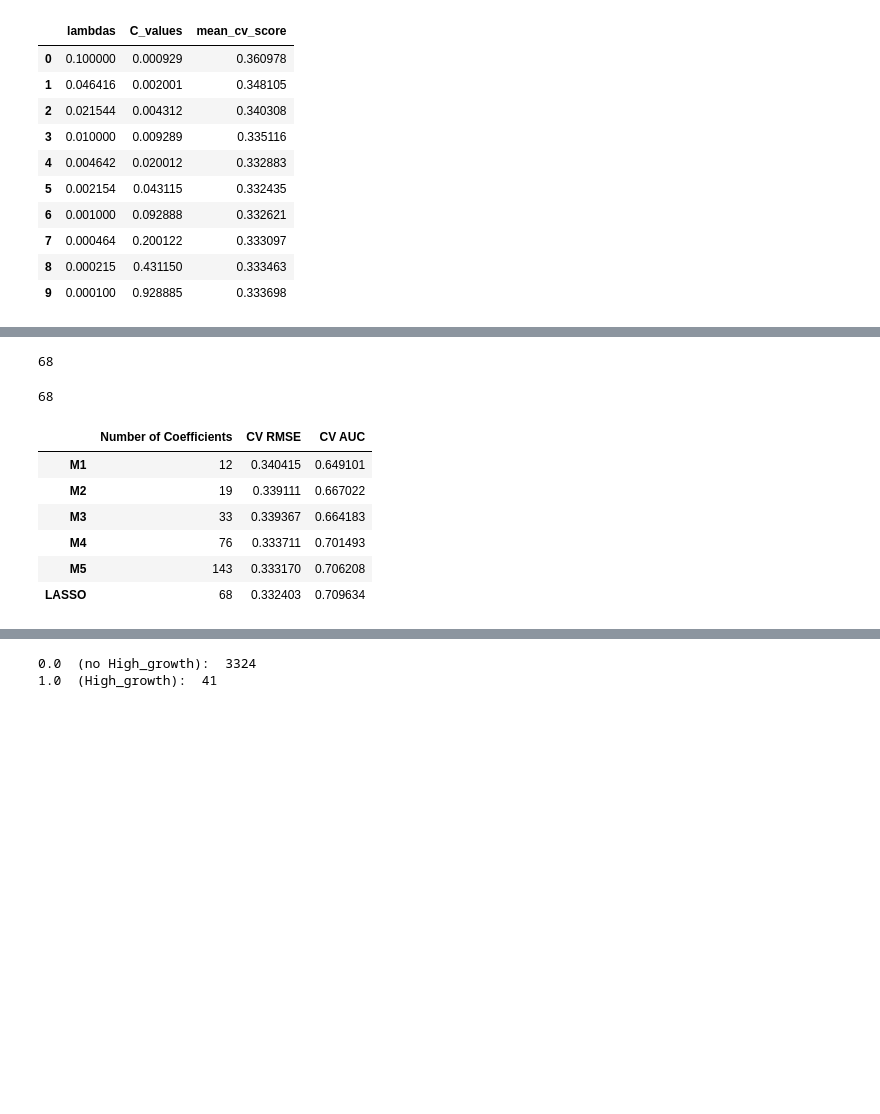
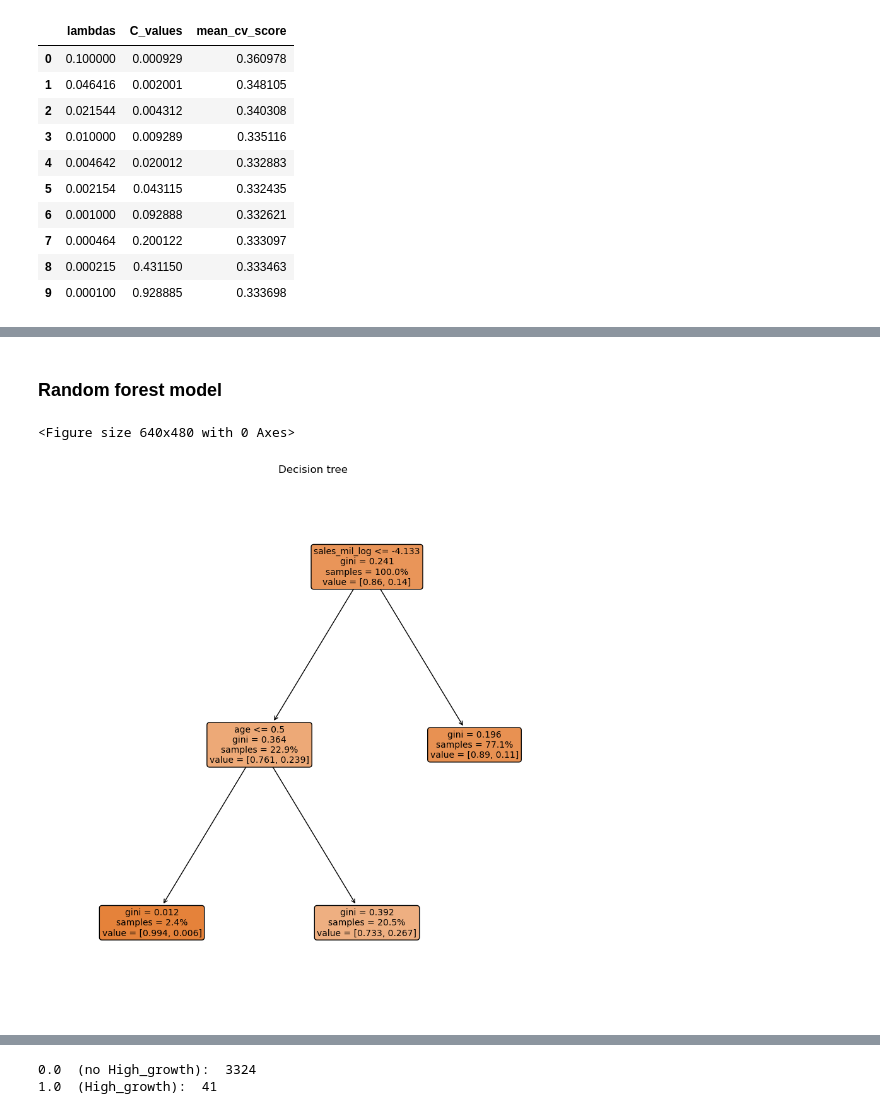
Before and after one commit to Dilnovoz/Data-Analysis-3, a Jupyter notebook: Assignment_3/Code/Prediction.ipynb, the cells around one changed output, grey strips where cells are left out. Drawn from its saved outputs; the diff is of its cells as text; code cells hidden in the pictures; blank space fills up the shorter version.

```diff
--- a/Assignment_3/Code/Prediction.ipynb
+++ b/Assignment_3/Code/Prediction.ipynb
@@ -487,23 +505,5 @@ summary.loc["LASSO", "Number of Coefficients"] = len(
 
 summary["CV RMSE"] = pd.DataFrame(CV_RMSE_folds).T.mean(axis=1)
 summary["CV AUC"] = pd.DataFrame(CV_AUC_folds).T.mean(axis=1)
-# %%
-sum(x != 0 for x in model_fits.loc["LASSO"].values[0].coef_[0].tolist())
-# %% [output]
-68
-# %%
-len(
-    [i for i in model_fits.loc["LASSO"].values[0].coef_[0] if i != 0]
-)
-# %% [output]
-68
-# %%
-summary
-# %% [output]
-|  | Number of Coefficients | CV RMSE | CV AUC |
-| M1 | 12 | 0.340415 | 0.649101 |
-| M2 | 19 | 0.339111 | 0.667022 |
-| M3 | 33 | 0.339367 | 0.664183 |
-| M4 | 76 | 0.333711 | 0.701493 |
-| M5 | 143 | 0.333170 | 0.706208 |
-| LASSO | 68 | 0.332403 | 0.709634 |
+# %% [markdown]
+### Random forest model
@@ -509,0 +513,21 @@ summary
+# %%
+data_for_graph = data_train[["sales_mil_log", "age", "female"]]
+rf_for_graph = DecisionTreeClassifier(
+    ccp_alpha=0.0028, min_samples_leaf=100, max_depth=3, random_state=41
+).fit(data_for_graph, y_train)
+
+plt.figure()
+plt.figure(figsize=(11, 11))
+plot_tree(
+    rf_for_graph,
+    feature_names=data_for_graph.columns,
+    filled=True,
+    rounded=True,
+    proportion=True,
+    fontsize=10,
+)
+plt.title("Decision tree")
+plt.show()
+# %% [output]
+<Figure size 640x480 with 0 Axes>
+[figure, new version]
```
Also changed, not shown: parts of 46 cells of this notebook, 1 other file.
